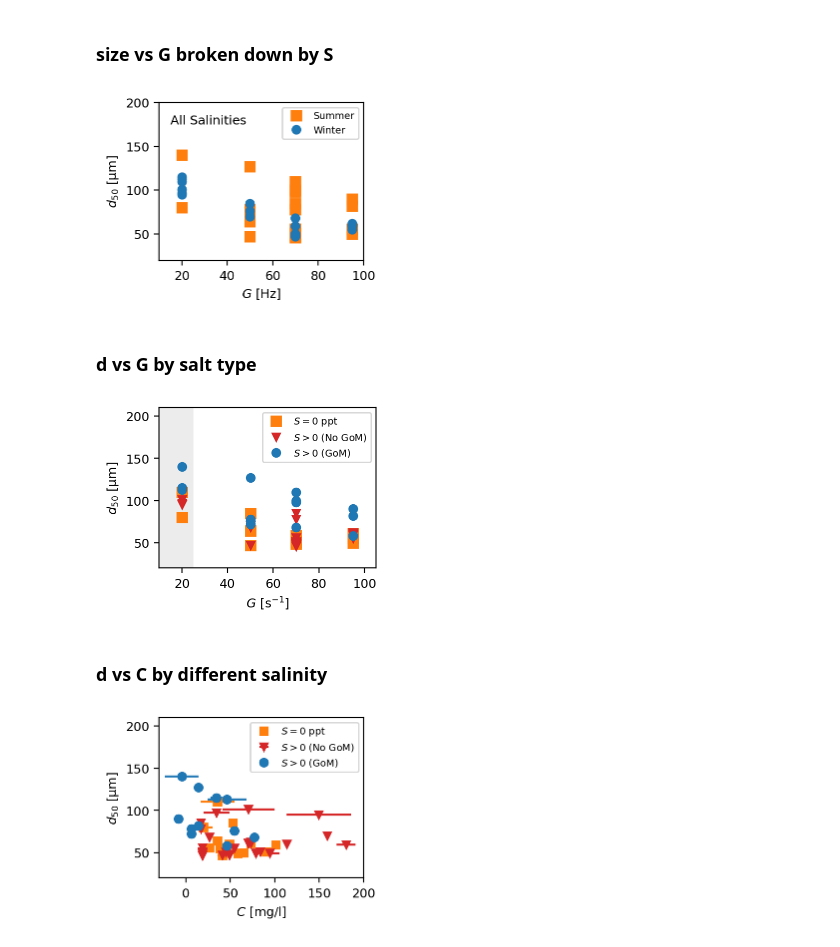
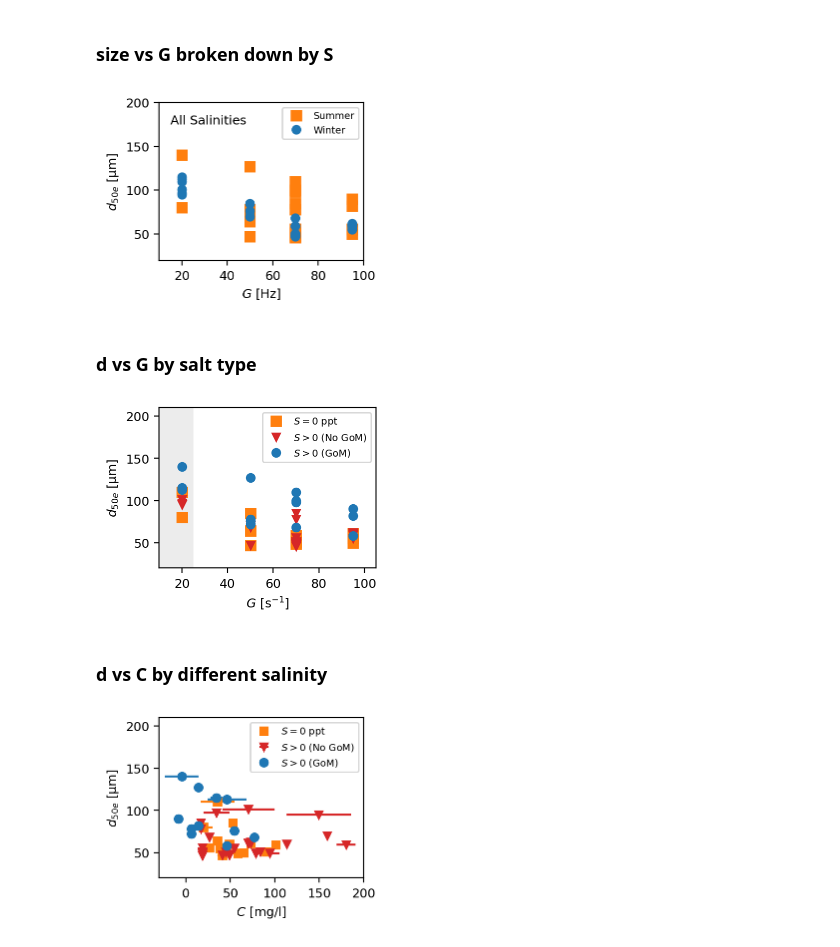
Before and after one commit to FlocData/Data-Abolfazli-et-al-2023, a Jupyter notebook: 2_Data_Equilibrium_Explore.ipynb, the cells around one changed output. Saved outputs shown, nothing was run; the diff lists cells and outputs as text; code cells hidden in the pictures.

Commit message:
updated data directory and plots

```diff
--- a/2_Data_Equilibrium_Explore.ipynb
+++ b/2_Data_Equilibrium_Explore.ipynb
@@ -20,7 +20,7 @@ height = 2.33
 Get the working directory and a list of folders that contain data by experiment
 # %%
 working = os.getcwd()
-files = sorted(glob(working+"/Equilibrium/*"))
+files = sorted(glob(working+"/Data_02_Equilibrium/*"))
 for i in range(0,len(files)):
     print('Data directory:',files[i],'(index:',i,')')
 # %% [output]
@@ -35,7 +32,7 @@ Data directory: /Users/strom-adm/My Drive/Frontiers Paper/Equilibrium/d_mu_GoM_w
 ## Load Data
 # %%
 # Choose the data file to load
-j=2
+j=0
 
 # load and display the data
 data = pd.read_csv(files[j])
@@ -77,24 +74,24 @@ winter_GoM_no  = data[(data['Season'] == 'Winter') & (data['GoM_water_present']
 # %%
 fig, ax = plt.subplots(figsize=(width,height))
 
 ax.plot(summer_all['G_eq_Hz'], summer_all['d50_eq_um'],
         color='C1', marker='s', linestyle='none', ms = 7, alpha=1,  label='Summer')
 
 ax.plot(winter_all['G_eq_Hz'], winter_all['d50_eq_um'],
         color='C0', marker='o', linestyle='none', alpha=1, label='Winter')
 
 ax.text(15,175,'All Salinities', # backgroundcolor='white',
         clip_on='True', multialignment='left', alpha=1) #weight = 'bold'
 
 
 ax.set_xlabel('$G$ [Hz]')
-ax.set_ylabel('$d_{50}$ [µm]')
+ax.set_ylabel('$d_{50e}$ [µm]')
 ax.set_xlim(10,100)
 ax.set_ylim(20,200)
 ax.legend(fontsize="7")
 fig.tight_layout();
 # %% [output]
-[figure, old version]
+[figure, new version]
 # %% [markdown]
 ### d vs G by salt type
 # %%
@@ -117,13 +114,13 @@ ax.plot(GoM_yes['G_eq_Hz'], GoM_yes['d50_eq_um'],
 ax.axvspan(Gmin, 25, color='gray', alpha=0.15, lw=0)
 
 ax.set_xlabel('$G$ [$\mathrm{s^{-1}}$]')
-ax.set_ylabel('$d_{50}$ [µm]')
+ax.set_ylabel('$d_{50e}$ [µm]')
 ax.set_xlim(Gmin,Gmax)
 ax.set_ylim(dmin,dmax)
 ax.legend(fontsize="7")
 fig.tight_layout();
 # %% [output]
-[figure, old version]
+[figure, new version]
 # %% [markdown]
 ### d vs C by different salinity
 # %%
@@ -144,10 +141,10 @@ ax.errorbar(GoM_yes['C_eq_avg_mgL'], GoM_yes['d50_eq_um'],
             xerr=[GoM_yes.C_eq_low_minus_mgL,GoM_yes.C_eq_high_plus_mgL], fmt='o',color='C0',label='$S>0$ (GoM)')
 
 ax.set_xlabel('$C$ [mg/l]')
-ax.set_ylabel('$d_{50}$ [µm]')
+ax.set_ylabel('$d_{50e}$ [µm]')
 ax.set_xlim(cmin,cmax)
 ax.set_ylim(dmin,dmax)
 ax.legend(fontsize="7")
 fig.tight_layout();
 # %% [output]
-[figure, old version]
+[figure, new version]
```
Also changed, not shown: parts of 1 cell of this notebook, 13 other files.
